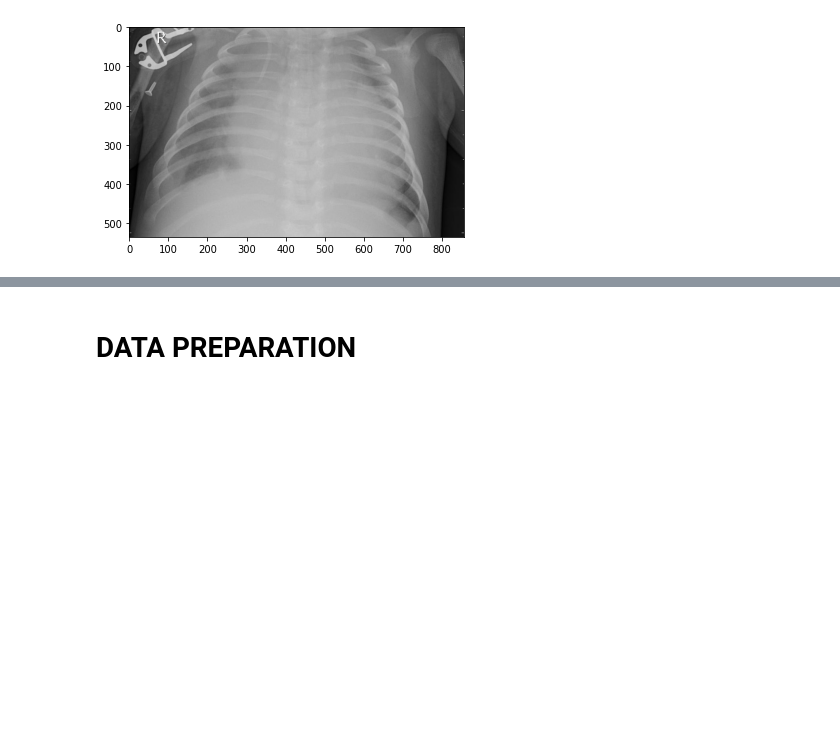
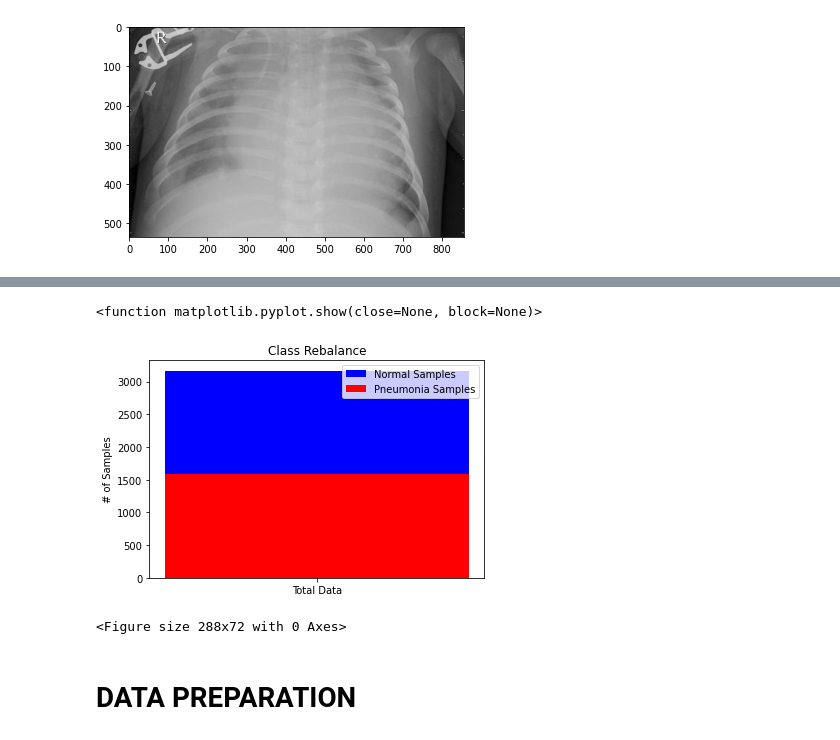
Before and after one commit to Cody-Freese/Pneumonia-Image-Classification, a Jupyter notebook: Project Notebook.ipynb, the cells around one changed output, grey strips where cells are left out. Cells and saved outputs as stored; diff of their text form; code cells hidden in the pictures; blank space fills up the shorter version.

```diff
--- a/Project Notebook.ipynb
+++ b/Project Notebook.ipynb
@@ -305,3 +358,29 @@ for image_name in pneumonia_val_image_display:
+# %%
+status = ['Total Data']
+
+normal_samples = len(os.listdir(normal_train_path)) + len(os.listdir(normal_val_path)) + len(os.listdir(normal_test_path))
+
+pneumonia_samples = len(os.listdir(pneumonia_train_path)) + len(os.listdir(pneumonia_val_path)) + len(os.listdir(pneumonia_test_path))
+
+ind = [x for x, _ in enumerate(status)]
+
+plt.bar(ind, normal_samples, width=0.8, label='Normal Samples', color='blue',bottom=pneumonia_samples)
+plt.bar(ind, pneumonia_samples, width=0.8, label='Pneumonia Samples', color='red')
+
+plt.xticks(ind,status)
+plt.ylabel('# of Samples')
+plt.legend(loc='upper right')
+plt.title('Class Rebalance')
+
+f = plt.figure()
+f.set_figwidth(4)
+f.set_figheight(1)
+
+plt.show
+# %% [output]
+<function matplotlib.pyplot.show(close=None, block=None)>
+[figure, added]
+<Figure size 288x72 with 0 Axes>
 # %% [markdown]
 # DATA PREPARATION
 # %%
```
Also changed, not shown: parts of 5 cells of this notebook.
